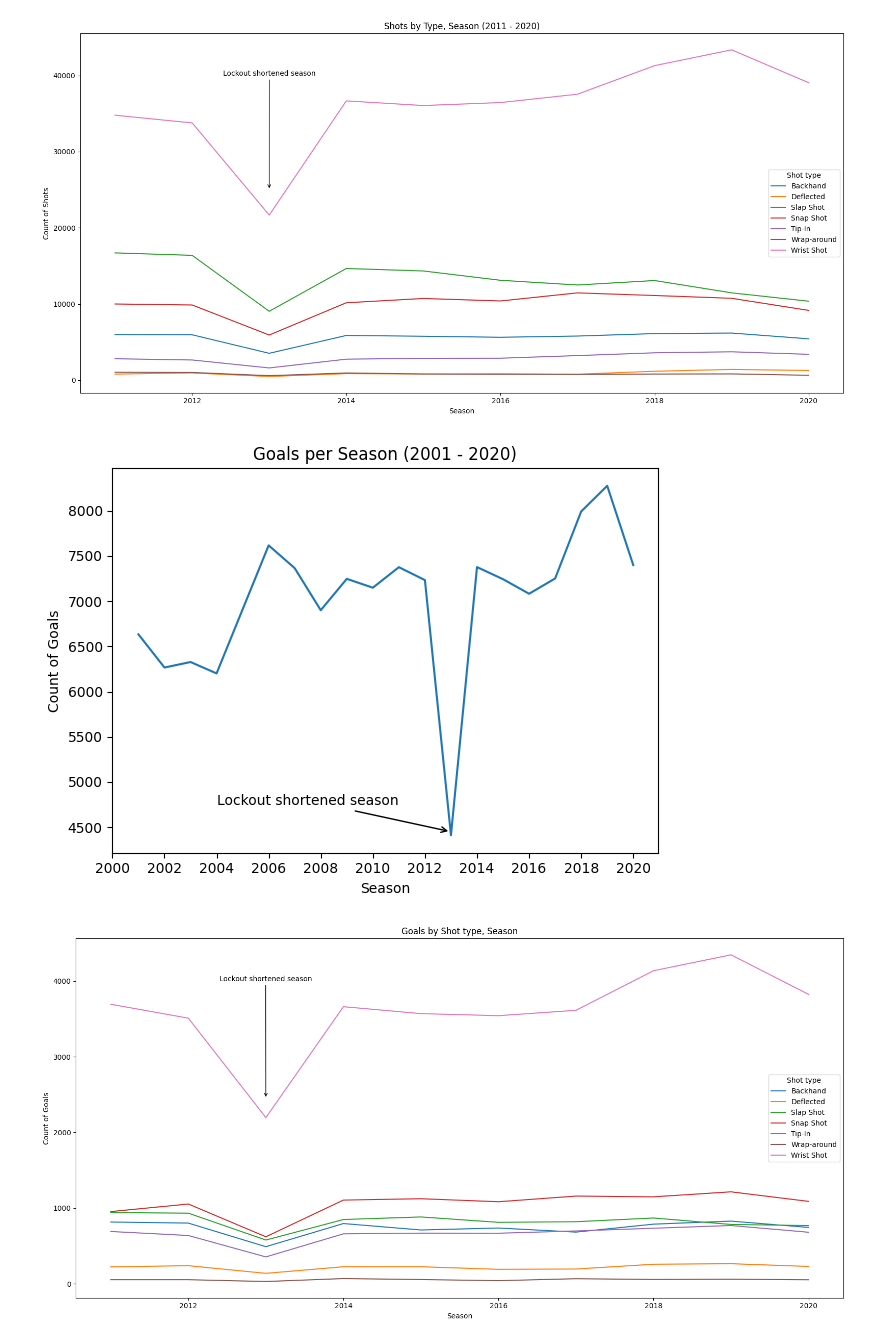
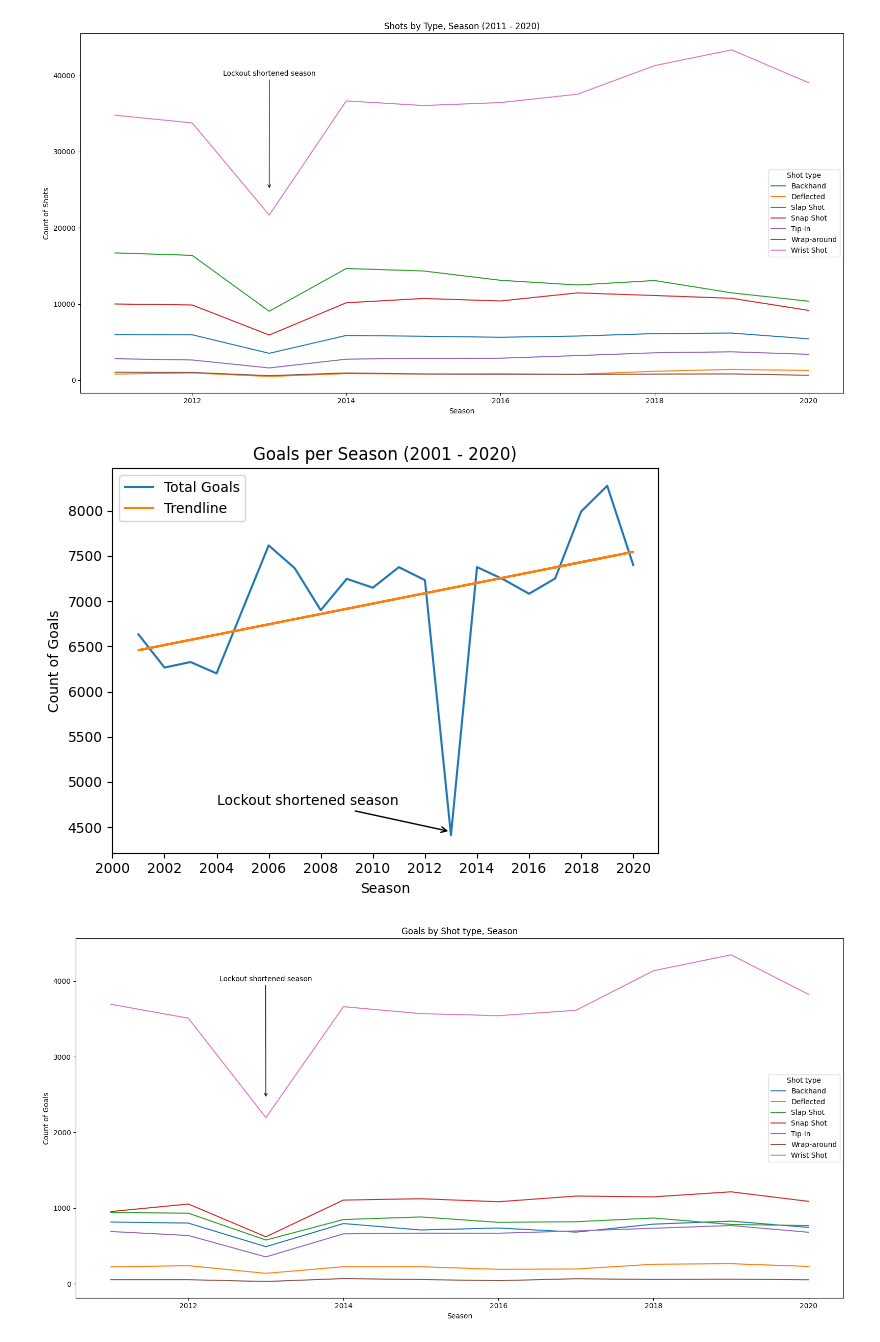
Before and after one commit to mattzirp/pucks_to_the_net, a Jupyter notebook: notebooks/time_series_analysis.ipynb, the cells around one changed output. Drawn from its saved outputs; the diff is of its cells as text; code cells hidden in the pictures.

```diff
--- a/notebooks/time_series_analysis.ipynb
+++ b/notebooks/time_series_analysis.ipynb
@@ -232,17 +276,27 @@ plt.show()
 # %% [output]
 [figure]
 # %%
+# filter to goals
 goals = game_plays.loc[game_plays['event'] == 'Goal']
-ax = goals.groupby('season')['play_id'].count().plot(kind="line")
+
+# create a function to plot the trendline
+df = goals.groupby('season')['play_id'].count().reset_index()
+z = np.polyfit(df['season'], df['play_id'], 1)  # 1 for linear, 2 for quadratic, etc.
+p = np.poly1d(z)
+
+# Create a plot with goals data and trendline
+ax = goals.groupby('season')['play_id'].count().plot(kind="line") # plot goals data
 ax.annotate("Lockout shortened season", xy=(2013, 4450), xytext=(2004, 4750), arrowprops=dict(arrowstyle='->'))
+plt.plot(goals['season'], p(goals['season']))
 plt.xlabel('Season')
 plt.ylabel('Count of Goals')
 plt.title("Goals per Season (2001 - 2020)")
 plt.xticks(np.arange(2000, 2021, 2))
+plt.legend(['Total Goals', 'Trendline'])
 plt.tight_layout()
 plt.show()
 # %% [output]
-[figure, old version]
+[figure, new version]
 # %%
 goals_after_2010 = goals[goals['season'] > 2010]
 ax = goals_after_2010.groupby(['season', 'secondaryType'])['play_id'].count().unstack().plot(kind="line", figsize=(16, 8))
```
Also changed, not shown: parts of 18 cells of this notebook, 10 other files.
